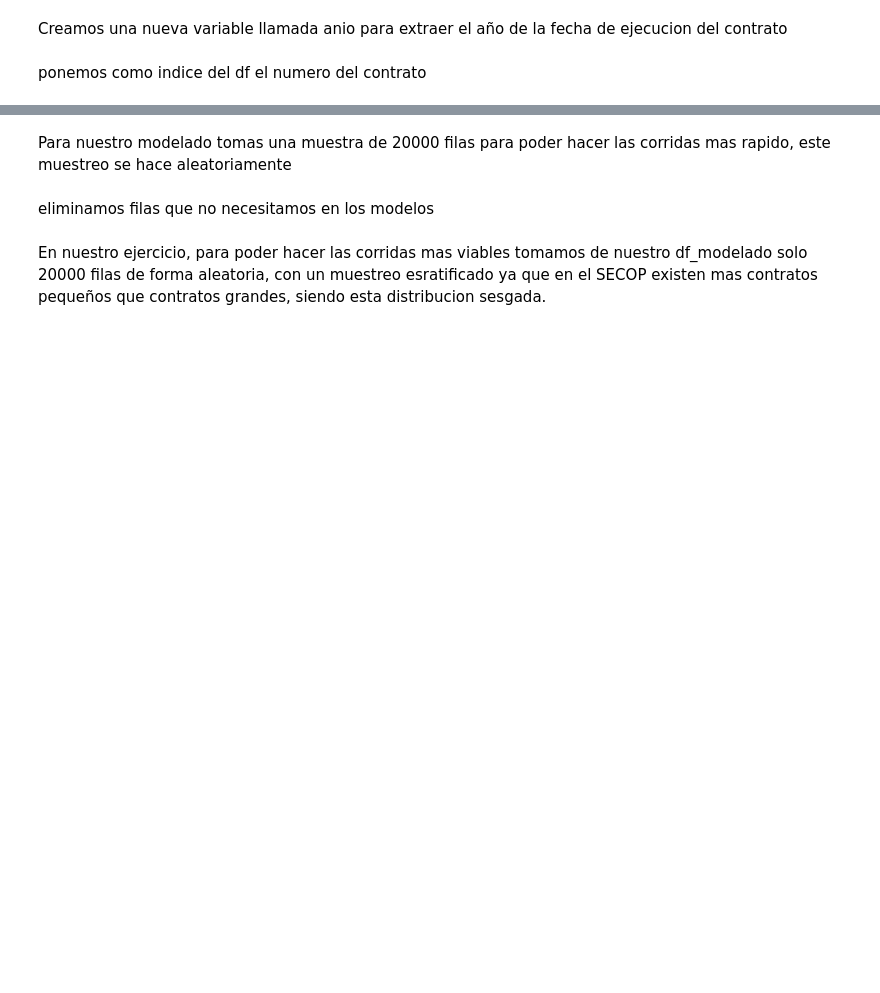
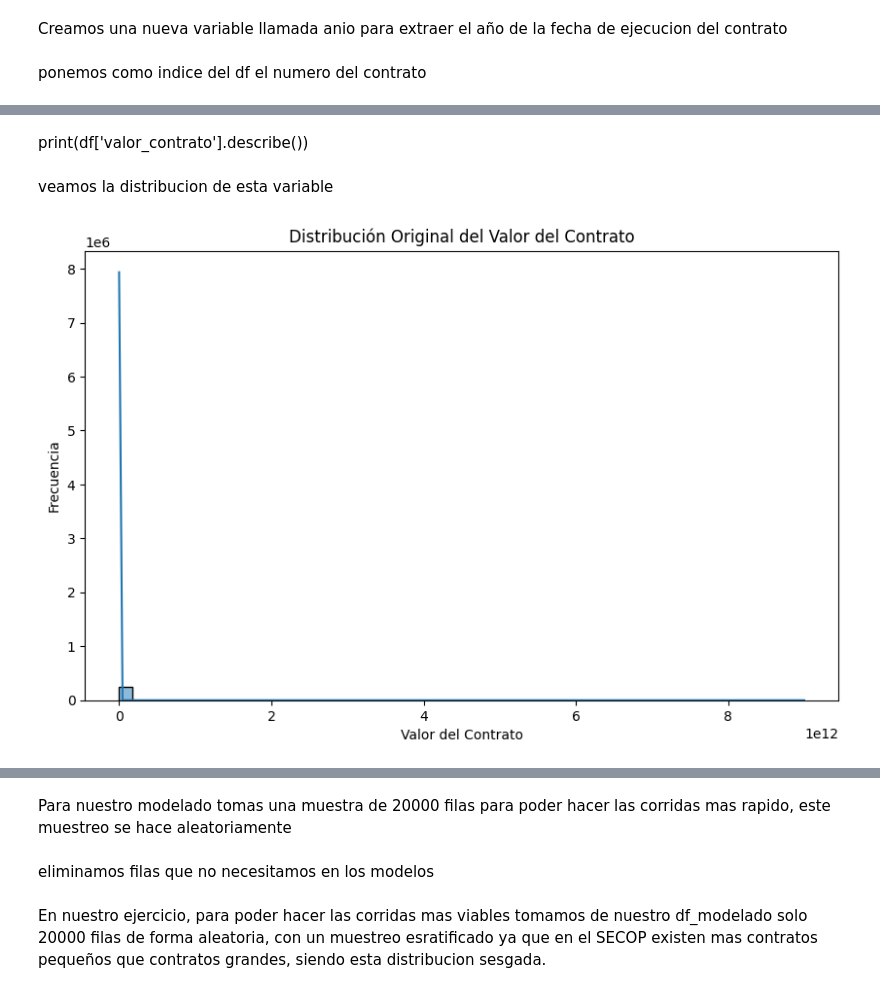
Before and after one commit to aemedina24/proyecto-final, a Jupyter notebook: Proyecyto-final.ipynb, the cells around one changed output, grey strips where cells are left out. Saved outputs shown, nothing was run; the diff lists cells and outputs as text; code cells hidden in the pictures; blank space fills up the shorter version.

```diff
--- a/Proyecyto-final.ipynb
+++ b/Proyecyto-final.ipynb
@@ -472,0 +551,16 @@ ids = df['numero_del_contrato']
+# %% [markdown]
+print(df['valor_contrato'].describe())
+# %% [markdown]
+veamos la distribucion de esta variable
+# %%
+import seaborn as sns
+import matplotlib.pyplot as plt
+
+plt.figure(figsize=(10, 6))
+sns.histplot(df['valor_contrato'], kde=True, bins=50)
+plt.title('Distribución Original del Valor del Contrato')
+plt.xlabel('Valor del Contrato')
+plt.ylabel('Frecuencia')
+plt.show()
+# %% [output]
+[figure, added]
```
Also changed, not shown: parts of 46 cells of this notebook, 6 other files.
